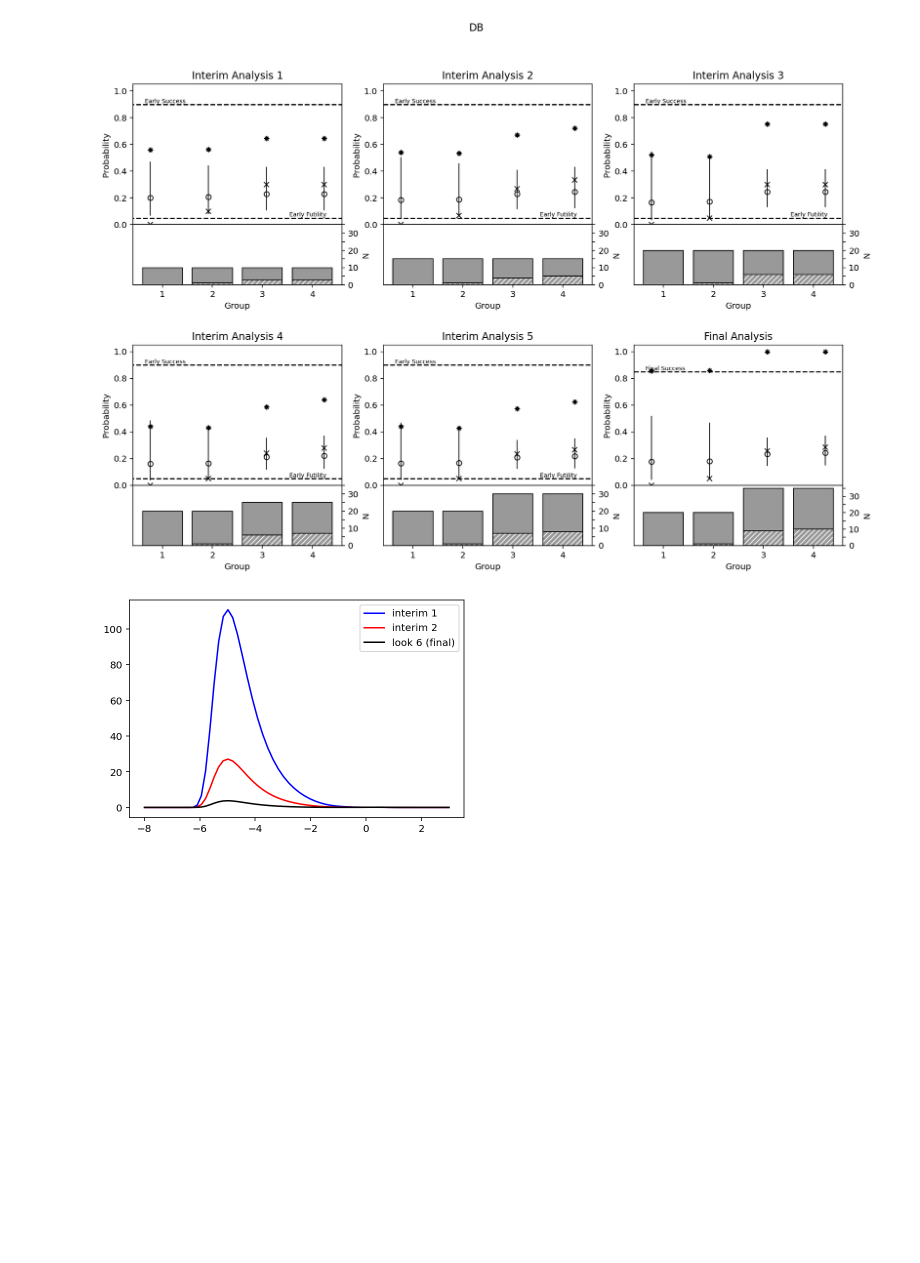
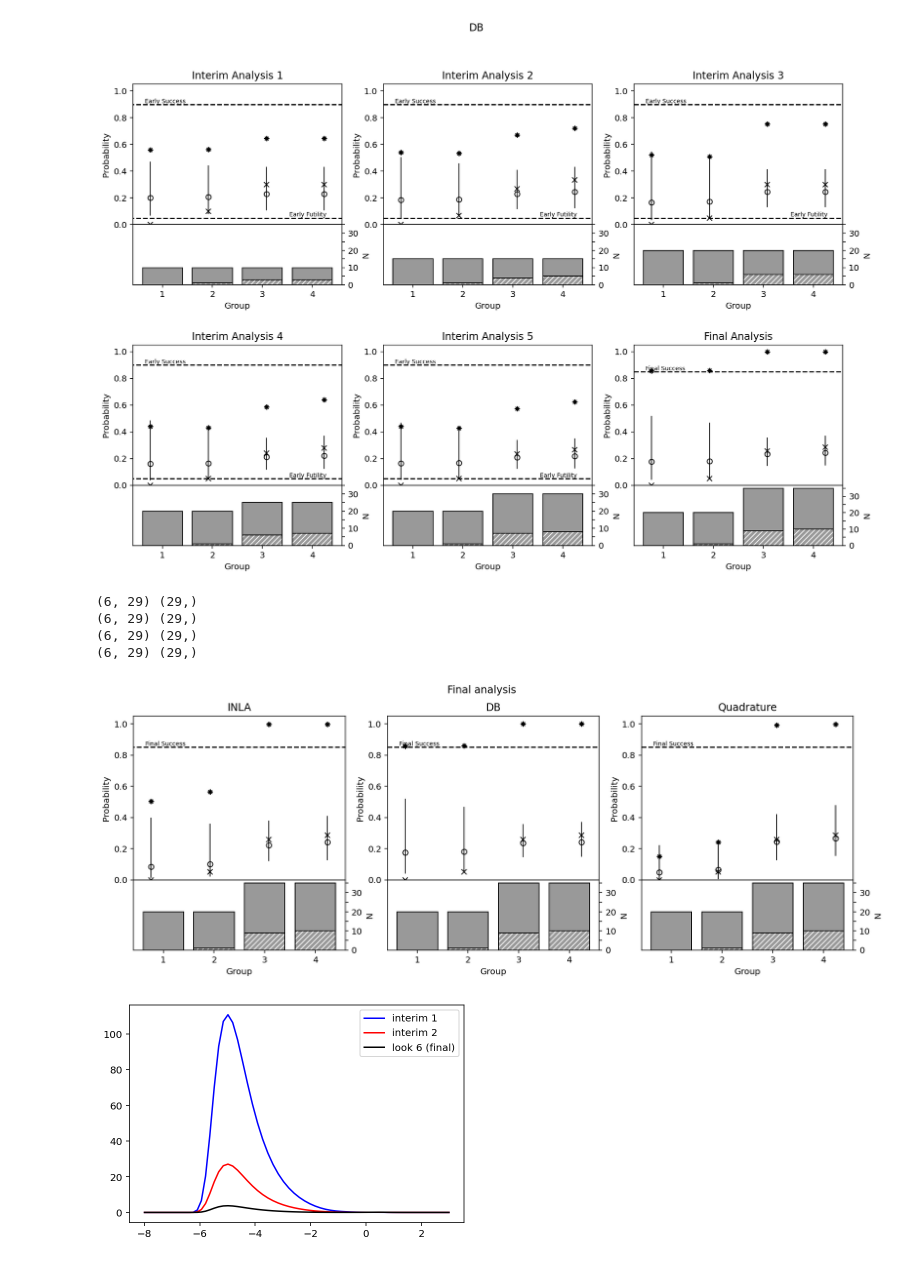
Before and after one commit to Confirm-Solutions/imprint, a Jupyter notebook: research/berry/berry_dirty.ipynb, the cells around one changed output. Drawn from its saved outputs; the diff is of its cells as text; code cells hidden in the pictures; blank space fills up the shorter version.

```diff
--- a/research/berry/berry_dirty.ipynb
+++ b/research/berry/berry_dirty.ipynb
@@ -188,6 +187,31 @@ berry.figure1_plot(b, "DB", data, db_stats)
 # %% [output]
 [figure]
 [figure]
+# %%
+exact_stats = exact.exact_posterior_x(b, data_no0, b.suc_thresh)
+# %% [output]
+(6, 29) (29,)
+(6, 29) (29,)
+(6, 29) (29,)
+(6, 29) (29,)
+# %%
+fig = plt.figure(figsize=(15, 5))
+plt.suptitle('Final analysis')
+outergs = fig.add_gridspec(1, 3, hspace=0.3)
+innergs = outergs[0].subgridspec(
+    2, 1, wspace=0, hspace=0, height_ratios=[0.7, 0.3]
+)
+berry.figure1_subplot(innergs[0], innergs[1], 5, b, data, inla_stats, title='INLA')
+innergs = outergs[1].subgridspec(
+    2, 1, wspace=0, hspace=0, height_ratios=[0.7, 0.3]
+)
+berry.figure1_subplot(innergs[0], innergs[1], 5, b, data, db_stats, title='DB')
+innergs = outergs[2].subgridspec(
+    2, 1, wspace=0, hspace=0, height_ratios=[0.7, 0.3]
+)
+berry.figure1_subplot(innergs[0], innergs[1], 5, b, data, exact_stats, title='Quadrature')
+# %% [output]
+[figure, added]
 # %%
 import exact
 import util
```
Also changed, not shown: parts of 9 cells of this notebook, 5 other files.
